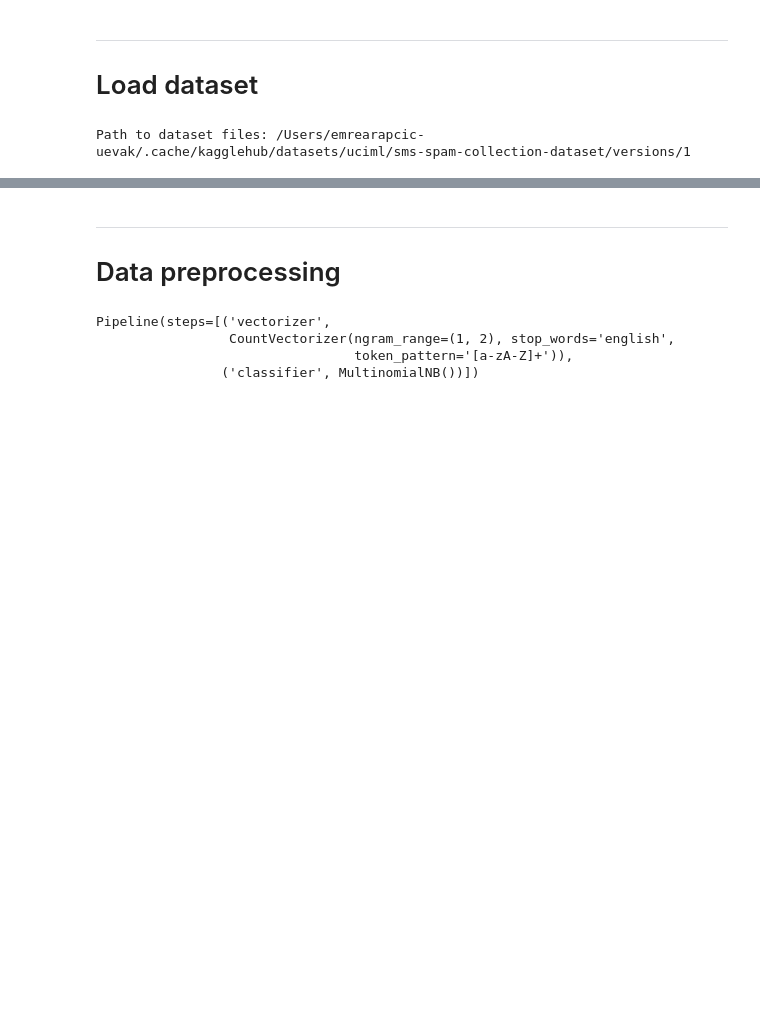
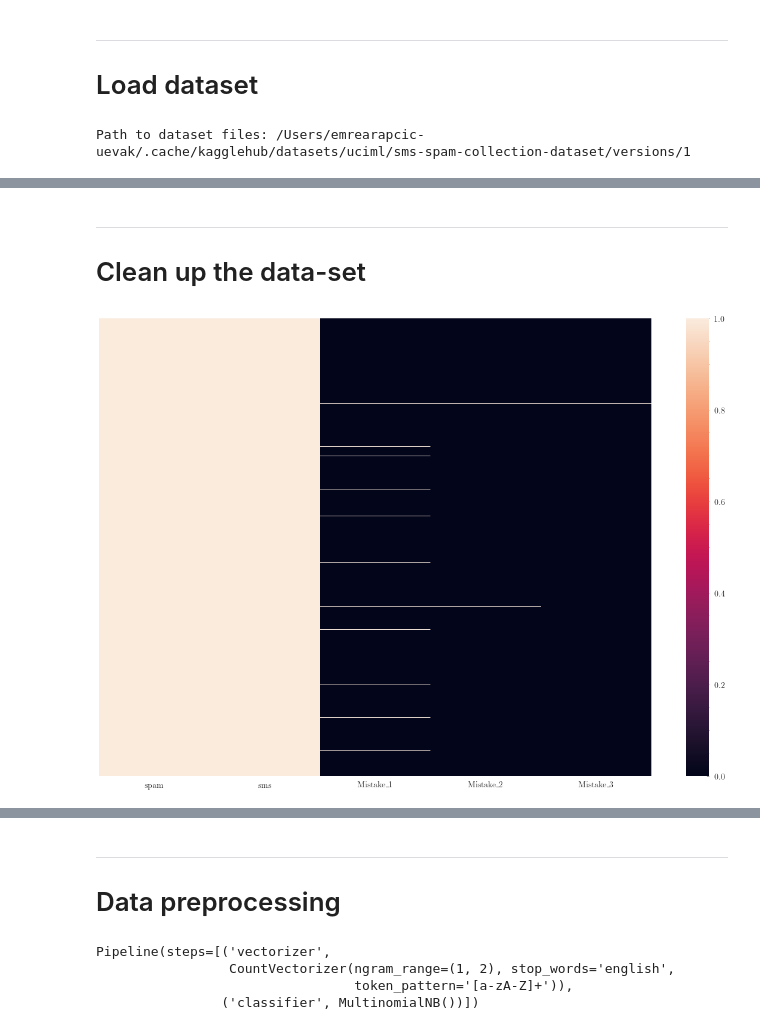
Before and after one commit to EmreArapcicUevak/AID201-Project-Spam-Detection, a Jupyter notebook: Main.ipynb, the cells around one changed output, grey strips where cells are left out. Cells and saved outputs as stored; diff of their text form; code cells hidden in the pictures; blank space fills up the shorter version.

```diff
--- a/Main.ipynb
+++ b/Main.ipynb
@@ -73,0 +51,9 @@ plt.pie(x=spam_data_count, autopct="%1.1f%%", labels=['Spam' if s else 'Ham' for
+# %% [markdown]
+---
+# Clean up the data-set
+# %%
+plt.figure(figsize=(15,10))
+sns.heatmap(data=spam_data.notna(), vmin=0, vmax=1, yticklabels=False)
+plt.savefig('Images/Missing_Values_Pre_Processing_Visualized.pdf', dpi=600)
+# %% [output]
+[figure, added]
```
Also changed, not shown: parts of 18 cells of this notebook.
